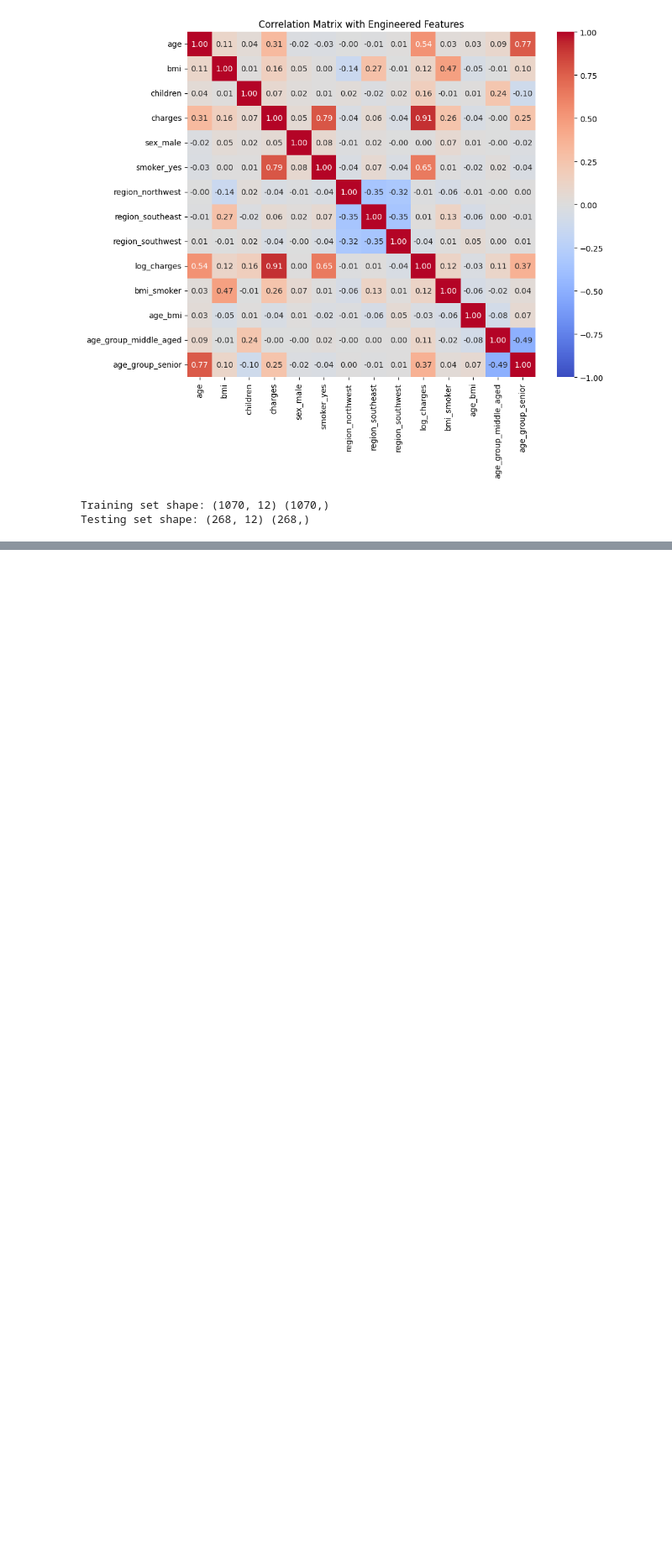
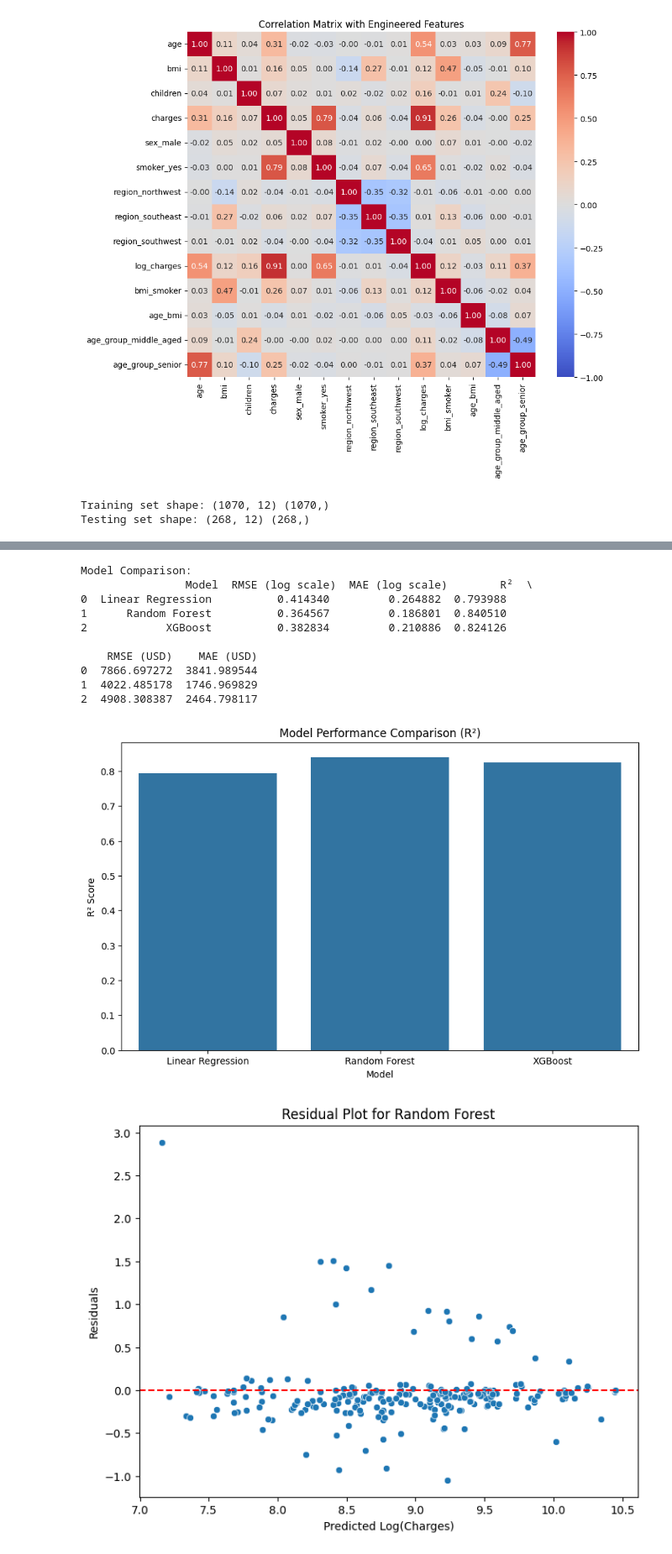
Before and after one commit to FAHIM-M-K/insurance-charges-prediction, a Jupyter notebook: insurance_charges_prediction.ipynb, the cells around one changed output, grey strips where cells are left out. Shown at 84% size. Drawn from its saved outputs; the diff is of its cells as text; code cells hidden in the pictures; blank space fills up the shorter version.

Commit message:
Completed model training and evaluation

```diff
--- a/insurance_charges_prediction.ipynb
+++ b/insurance_charges_prediction.ipynb
@@ -200,0 +247,72 @@ Testing set shape: (268, 12) (268,)
+# %%
+# Step 8: Model Evaluation
+
+# Evaluate models on test set
+results = []
+for name, y_pred in predictions.items():
+    # Calculate metrics (on log_charges)
+    rmse = np.sqrt(mean_squared_error(y_test, y_pred))
+    mae = mean_absolute_error(y_test, y_pred)
+    r2 = r2_score(y_test, y_pred)
+
+    # Convert predictions back to original scale (charges) for interpretability
+    y_test_orig = np.expm1(y_test)  # Inverse of log1p
+    y_pred_orig = np.expm1(y_pred)
+    rmse_orig = np.sqrt(mean_squared_error(y_test_orig, y_pred_orig))
+    mae_orig = mean_absolute_error(y_test_orig, y_pred_orig)
+
+    results.append({
+        'Model': name,
+        'RMSE (log scale)': rmse,
+        'MAE (log scale)': mae,
+        'R²': r2,
+        'RMSE (USD)': rmse_orig,
+        'MAE (USD)': mae_orig
+    })
+
+# Create comparison table
+results_df = pd.DataFrame(results)
+print("\nModel Comparison:\n", results_df)
+
+# Visualize model performance
+plt.figure(figsize=(10, 6))
+sns.barplot(x='Model', y='R²', data=results_df)
+plt.title('Model Performance Comparison (R²)')
+plt.ylabel('R² Score')
+plt.show()
+
+# Residual analysis for the best model (choose based on R²)
+best_model_name = results_df.loc[results_df['R²'].idxmax(), 'Model']
+best_model = models[best_model_name]
+y_pred_best = predictions[best_model_name]
+
+# Residual plot
+residuals = y_test - y_pred_best
+plt.figure(figsize=(8, 6))
+sns.scatterplot(x=y_pred_best, y=residuals)
+plt.axhline(0, color='red', linestyle='--')
+plt.title(f'Residual Plot for {best_model_name}')
+plt.xlabel('Predicted Log(Charges)')
+plt.ylabel('Residuals')
+plt.show()
+
+# Distribution of residuals
+plt.figure(figsize=(8, 6))
+sns.histplot(residuals, kde=True)
+plt.title(f'Residual Distribution for {best_model_name}')
+plt.xlabel('Residuals')
+plt.ylabel('Frequency')
+plt.show()
+# %% [output]
+Model Comparison:
+                Model  RMSE (log scale)  MAE (log scale)        R²  \
+0  Linear Regression          0.414340         0.264882  0.793988
+1      Random Forest          0.364567         0.186801  0.840510
+2            XGBoost          0.382834         0.210886  0.824126
+
+    RMSE (USD)    MAE (USD)
+0  7866.697272  3841.989544
+1  4022.485178  1746.969829
+2  4908.308387  2464.798117
+[figure, added]
+[figure, added]
```
Also changed, not shown: parts of 5 cells of this notebook.
